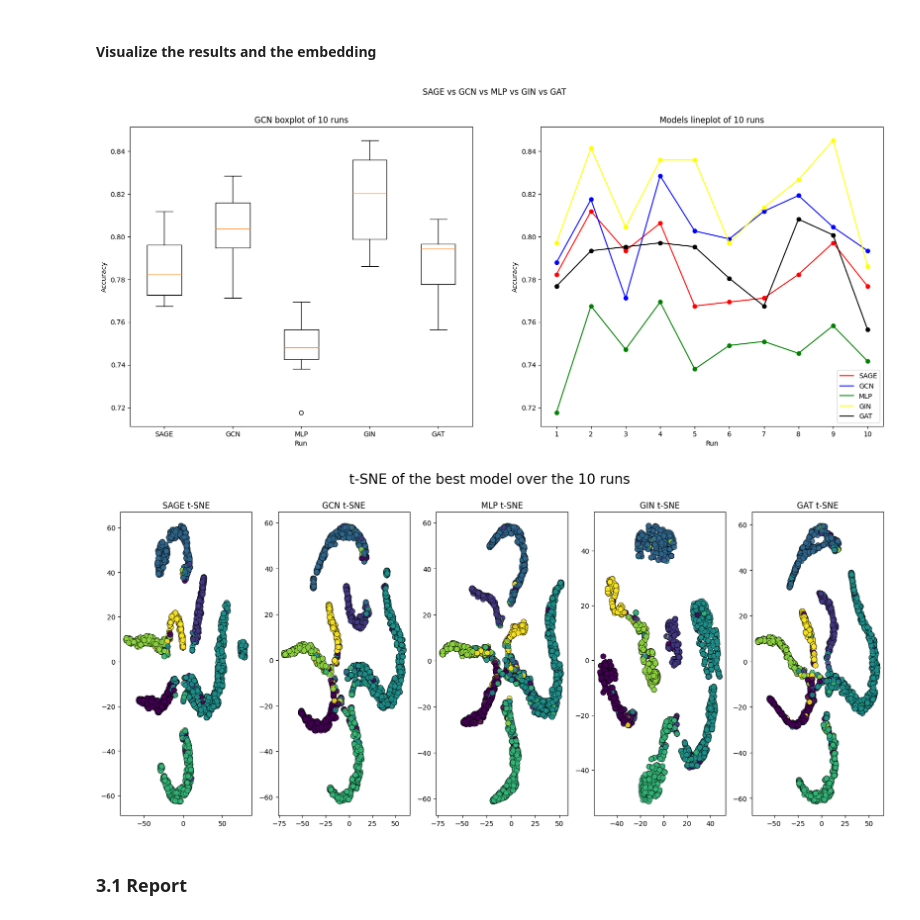
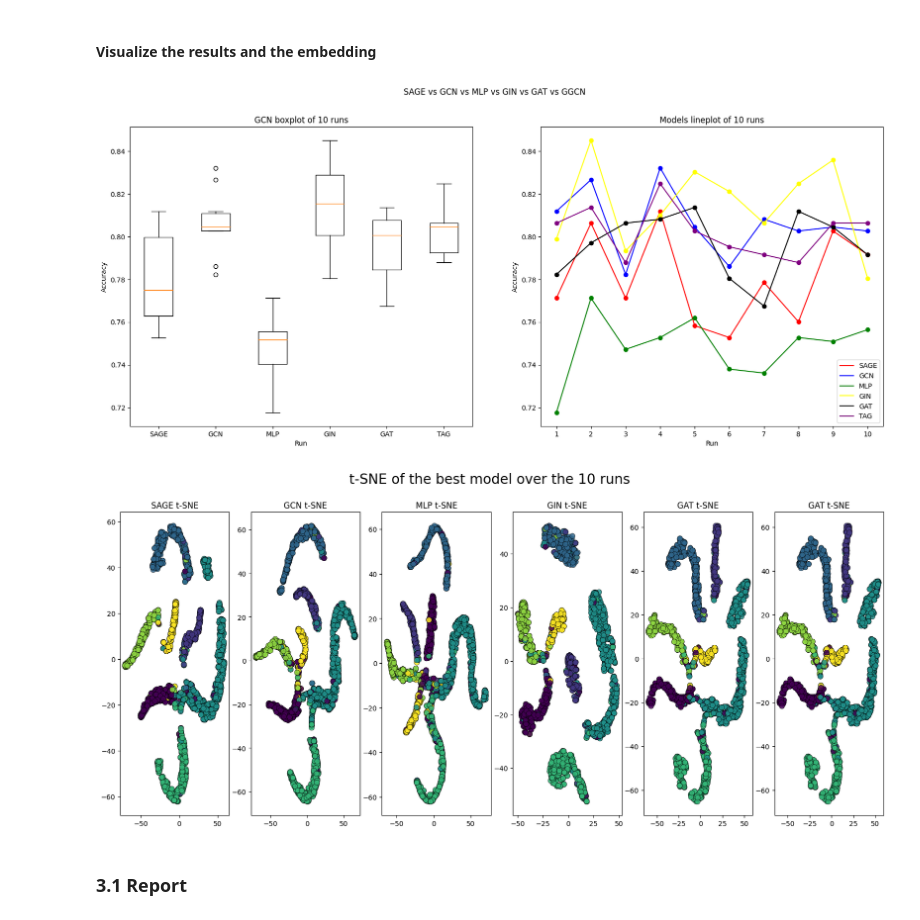
Before and after one commit to igl35/master-ua, a Jupyter notebook: Machine learning/Node_classification.ipynb, the cells around one changed output. Cells and saved outputs as stored; diff of their text form; code cells hidden in the pictures.

```diff
--- a/Machine learning/Node_classification.ipynb
+++ b/Machine learning/Node_classification.ipynb
@@ -384,3 +384,23 @@ GAT(
   (conv1): GATConv(1433, 16, heads=1)
   (conv2): GATConv(16, 7, heads=1)
 )
+# %%
+from torch_geometric.nn import TAGConv
+from torch.functional import F
+
+class TAG(torch.nn.Module):
+
+            def __init__(self,hidden_channels = 16):
+                super(TAG, self).__init__()
+                # 2-layer GCN
+                self.conv1 = TAGConv(dataset.num_features, hidden_channels) # 32 hidden units
+                self.conv2 = TAGConv(hidden_channels, dataset.num_classes) # dataset.num_classes output units
+
+            def forward(self, x, edge_index):
+                x = F.relu(self.conv1(x, edge_index)) # ReLU activation
+                x = F.dropout(x,p=0.5, training=self.training) # Dropout: 50% of the nodes are randomly dropped out during training
+                x = self.conv2(x, edge_index)
+                return x.softmax(dim=1) # Log softmax activation
+
+
+print(TAG())
@@ -470,7 +496,7 @@ device = torch.device('cuda' if torch.cuda.is_available() else 'cpu')
 print(device)
 # Here you can add models to train  and test (include your own models)
 #in the list of model
-models = [SAGE(), GCN(), MLP(), GIN(), GAT()]
+models = [SAGE(), GCN(), MLP(), GIN(), GAT(), TAG()]
 global_results = []
 global_best_models = []
 for j in range(len(models)):
@@ -548,11 +574,11 @@ GAT
 # fig.suptitle('GCN vs MLP')
 # fig.show()
 
-#realiza la anterior visualización para [SAGE(), GCN(), MLP(), GIN(), GAT()]
+#realiza la anterior visualización para [SAGE(), GCN(), MLP(), GIN(), GAT(), GGNN()]
 
 fig,axs = plt.subplots(1,2,figsize=(20,8))
 axs[0].set_title('GCN boxplot of 10 runs')
-axs[0].boxplot(global_results,labels=['SAGE','GCN','MLP','GIN','GAT'])
+axs[0].boxplot(global_results,labels=['SAGE','GCN','MLP','GIN','GAT', 'TAG'])
 axs[0].set_xlabel('Run')
 axs[0].set_ylabel('Accuracy')
 
@@ -572,14 +598,18 @@ axs[1].plot(range(1,11),global_results[3],color='yellow',label='GIN')
 axs[1].plot(range(1,11),global_results[4],'ro',color='black')
 axs[1].plot(range(1,11),global_results[4],color='black',label='GAT')
 
+#realiza los mismo con GGCN()
+axs[1].plot(range(1,11),global_results[5],'ro',color='purple')
+axs[1].plot(range(1,11),global_results[5],color='purple',label='TAG')
+
 axs[1].set_xticks(range(1,11))
 axs[1].set_xlabel('Run')
 axs[1].set_ylabel('Accuracy')
 axs[1].legend()
-fig.suptitle('SAGE vs GCN vs MLP vs GIN vs GAT')
+fig.suptitle('SAGE vs GCN vs MLP vs GIN vs GAT vs GGCN')
 fig.show()
 # %% [output]
-[figure, old version]
+[figure, new version]
 # %%
 from sklearn.manifold import TSNE
 # Let's see the embedding of the best model over the 10 runs
@@ -624,35 +654,42 @@ out_mlp = global_best_models[2][0](data.x, data.edge_index) # Get the output of
 tsne = TSNE(n_components=2, random_state=12345)
 tsne_mlp_results = tsne.fit_transform(out_mlp.detach().cpu().numpy())
 
 out_gin = global_best_models[3][0](data.x, data.edge_index) # Get the output of the model with the entire dataset
 tsne = TSNE(n_components=2, random_state=12345)
 tsne_gin_results = tsne.fit_transform(out_gin.detach().cpu().numpy())
 
 out_gat = global_best_models[4][0](data.x, data.edge_index) # Get the output of the model with the entire dataset
 tsne = TSNE(n_components=2, random_state=12345)
 tsne_gat_results = tsne.fit_transform(out_gat.detach().cpu().numpy())
 
+out_gat = global_best_models[5][0](data.x, data.edge_index) # Get the output of the model with the entire dataset
+tsne = TSNE(n_components=2, random_state=12345)
+tsne_gat_results = tsne.fit_transform(out_gat.detach().cpu().numpy())
+
 # Plot the results
-fig,axs = plt.subplots(1,5,figsize=(20,8))
+fig,axs = plt.subplots(1,6,figsize=(20,8))
 axs[0].set_title('SAGE t-SNE')
 axs[0].scatter(tsne_sage_results[:,0],tsne_sage_results[:,1],c=data.y.cpu(),cmap='viridis',s=60,alpha=0.85,edgecolors='black',linewidths=0.5)
 
 axs[1].set_title('GCN t-SNE')
 axs[1].scatter(tsne_gcn_results[:,0],tsne_gcn_results[:,1],c=data.y.cpu(),cmap='viridis',s=60,alpha=0.85,edgecolors='black',linewidths=0.5)
 
 axs[2].set_title('MLP t-SNE')
 axs[2].scatter(tsne_mlp_results[:,0],tsne_mlp_results[:,1],c=data.y.cpu(),cmap='viridis',s=60,alpha=0.85,edgecolors='black',linewidths=0.5)
 
 axs[3].set_title('GIN t-SNE')
 axs[3].scatter(tsne_gin_results[:,0],tsne_gin_results[:,1],c=data.y.cpu(),cmap='viridis',s=60,alpha=0.85,edgecolors='black',linewidths=0.5)
 
 axs[4].set_title('GAT t-SNE')
 axs[4].scatter(tsne_gat_results[:,0],tsne_gat_results[:,1],c=data.y.cpu(),cmap='viridis',s=60,alpha=0.85,edgecolors='black',linewidths=0.5)
 
+axs[5].set_title('GAT t-SNE')
+axs[5].scatter(tsne_gat_results[:,0],tsne_gat_results[:,1],c=data.y.cpu(),cmap='viridis',s=60,alpha=0.85,edgecolors='black',linewidths=0.5)
+
 fig.suptitle('t-SNE of the best model over the 10 runs',fontsize=20)
 fig.show()
 # %% [output]
-[figure, old version]
+[figure, new version]
 # %% [markdown]
 ### 3.1 Report
 # %% [markdown]
```
Also changed, not shown: parts of 5 cells of this notebook.
